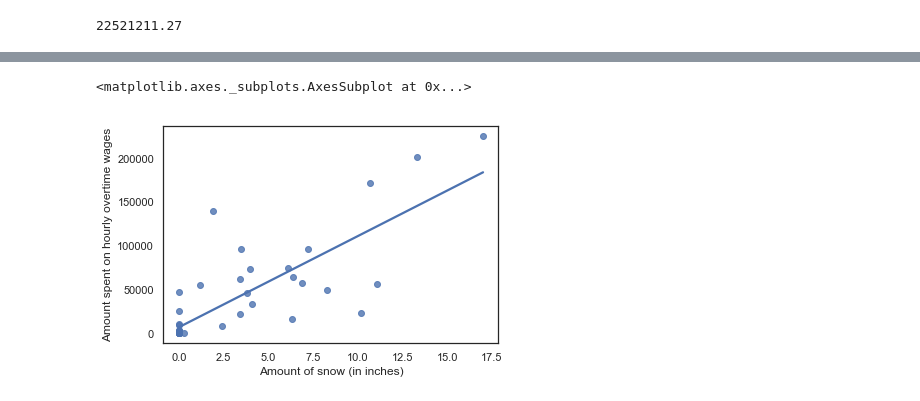
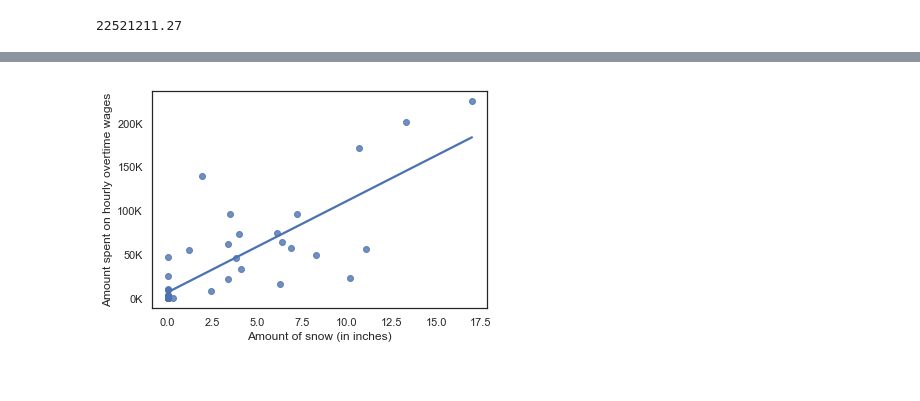
Before and after one commit to tylerharter/s19-city-t1, a Jupyter notebook: Madison Snowfall Visualization.ipynb, the cells around one changed output, grey strips where cells are left out. Cells and saved outputs as stored; diff of their text form; code cells hidden in the pictures.

```diff
--- a/Madison Snowfall Visualization.ipynb
+++ b/Madison Snowfall Visualization.ipynb
@@ -251,8 +237,9 @@ r_df
 # %%
 #d = {'snowfall': [32.2, 36.4, 25.1, 37.8], 'spending': [373190, 403084, 347506, 407097], 'year': [2015, 2016, 2017, 2018]}
 #df = pd.DataFrame(data=d)
 #sns.regplot(x='snowfall', y='spending', data=df, scatter_kws={"s":80}, order=2, ci=None, truncate=True)
-sns.regplot(x='Amount of snow (in inches)', y='Amount spent on hourly overtime wages', data=r_df, ci=None, truncate=True)
+a=sns.regplot(x='Amount of snow (in inches)', y='Amount spent on hourly overtime wages', data=r_df, ci=None, truncate=True);
+ylabels = ['{:,.0f}'.format(y) + 'K' for y in a.get_yticks()/1000];
+a.set_yticklabels(ylabels);
 # %% [output]
-<matplotlib.axes._subplots.AxesSubplot at 0x...>
-[figure, old version]
+[figure, new version]
```
Also changed, not shown: parts of 10 cells of this notebook.
